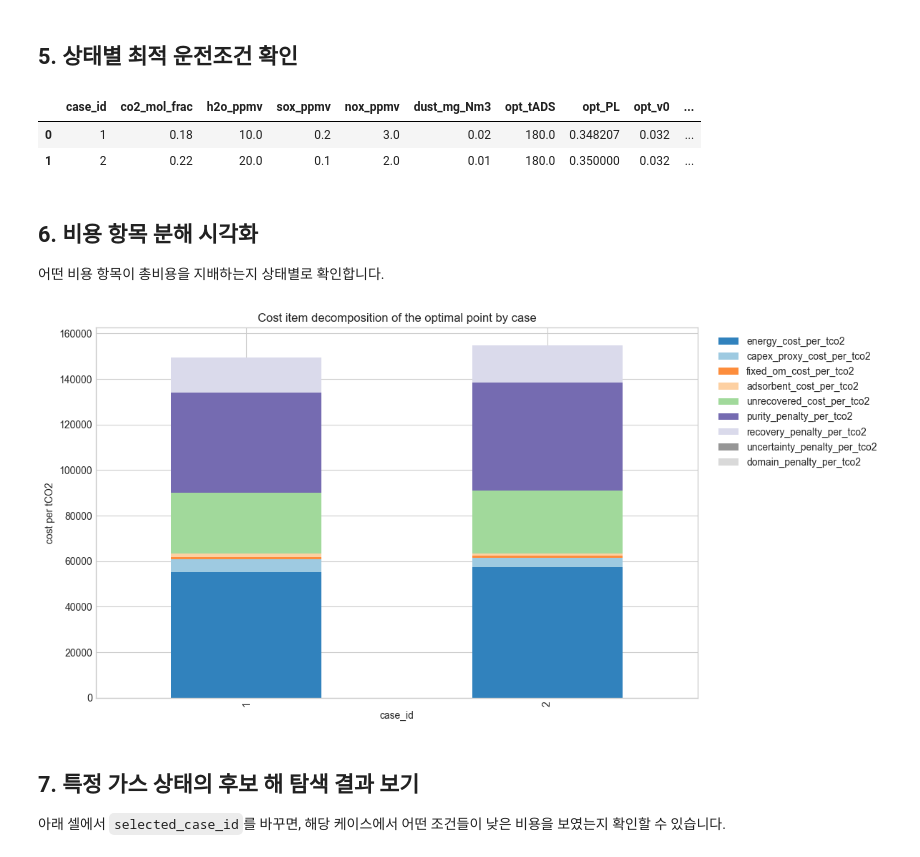
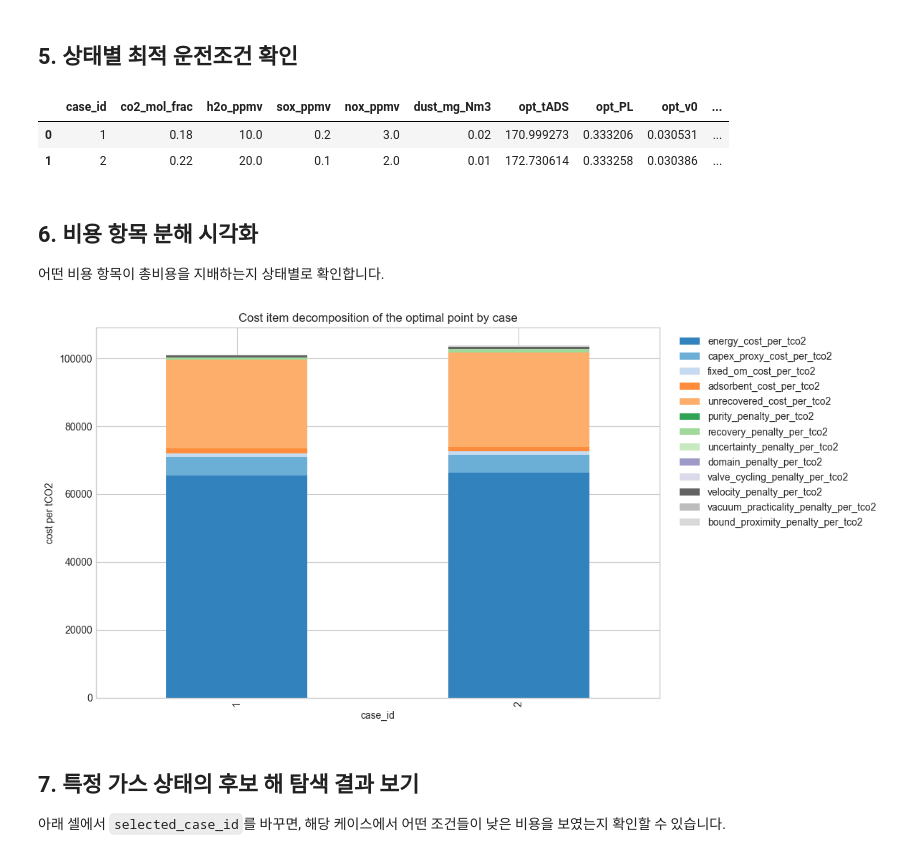
Before and after one commit to junhyun111/psa, a Jupyter notebook: mof/optimization/optimization.ipynb, the cells around one changed output. Drawn from its saved outputs; the diff is of its cells as text; code cells hidden in the pictures.

```diff
--- a/mof/optimization/optimization.ipynb
+++ b/mof/optimization/optimization.ipynb
@@ -90,6 +90,11 @@ process_constants = ProcessConstants(
     operating_hours_per_year=8000.0,
 )
 
+recommended_purity_target = min(0.90, float(train_df['CO2_purity'].quantile(0.90)))
+recommended_recovery_target = min(0.90, float(train_df['CO2_recovery'].quantile(0.90)))
+print(f'권장 purity target (90th pct): {recommended_purity_target:.3f}')
+print(f'권장 recovery target (90th pct): {recommended_recovery_target:.3f}')
+
 cost_config = CostConfig(
     electricity_cost_per_kwh=110.0,
     carbon_price_per_tco2=50000.0,
@@ -97,11 +102,11 @@ cost_config = CostConfig(
     annualized_capex_per_m3_bed=200000.0,
     annual_fixed_om_per_m3_bed=40000.0,
     annual_adsorbent_budget_per_m3_bed=80000.0,
-    purity_target=0.90,
-    recovery_target=0.90,
-    purity_penalty_weight=200000.0,
-    recovery_penalty_weight=250000.0,
-    uncertainty_penalty_weight=50000.0,
+    purity_target=recommended_purity_target,
+    recovery_target=recommended_recovery_target,
+    purity_penalty_weight=120000.0,
+    recovery_penalty_weight=150000.0,
+    uncertainty_penalty_weight=0.0,
 )
 
 optimizer = PSAEconomicsOptimizer(
@@ -265,8 +272,8 @@ display_cols = [
 summary_df[display_cols].sort_values('total_cost_per_tco2')
 # %% [output]
 |  | case_id | co2_mol_frac | h2o_ppmv | sox_ppmv | nox_ppmv | dust_mg_Nm3 | opt_tADS | opt_PL | opt_v0 | ... |
-| 0 | 1 | 0.18 | 10.0 | 0.2 | 3.0 | 0.02 | 180.0 | 0.348207 | 0.032 | ... |
-| 1 | 2 | 0.22 | 20.0 | 0.1 | 2.0 | 0.01 | 180.0 | 0.350000 | 0.032 | ... |
+| 0 | 1 | 0.18 | 10.0 | 0.2 | 3.0 | 0.02 | 170.999273 | 0.333206 | 0.030531 | ... |
+| 1 | 2 | 0.22 | 20.0 | 0.1 | 2.0 | 0.01 | 172.730614 | 0.333258 | 0.030386 | ... |
 # %% [markdown]
 ## 6. 비용 항목 분해 시각화
 
@@ -280,34 +287,38 @@ cost_cols = [
     'fixed_om_cost_per_tco2',
     'adsorbent_cost_per_tco2',
     'unrecovered_cost_per_tco2',
     'purity_penalty_per_tco2',
     'recovery_penalty_per_tco2',
     'uncertainty_penalty_per_tco2',
     'domain_penalty_per_tco2',
+    'valve_cycling_penalty_per_tco2',
+    'velocity_penalty_per_tco2',
+    'vacuum_practicality_penalty_per_tco2',
+    'bound_proximity_penalty_per_tco2',
 ]
 
 available_cost_cols = [col for col in cost_cols if col in summary_df.columns]
 missing_cost_cols = [col for col in cost_cols if col not in summary_df.columns]
 if missing_cost_cols:
     print(f'요약 테이블에 없는 비용 컬럼은 제외합니다: {missing_cost_cols}')
 
 plot_df = summary_df[['case_id'] + available_cost_cols].copy()
 plot_df = plot_df.set_index('case_id')
 
 ax = plot_df.plot(
     kind='bar',
     stacked=True,
     figsize=(12, 6),
     colormap='tab20c',
 )
 ax.set_title('Cost item decomposition of the optimal point by case')
 ax.set_xlabel('case_id')
 ax.set_ylabel('cost per tCO2')
 plt.legend(loc='upper left', bbox_to_anchor=(1.02, 1.0))
 plt.tight_layout()
 plt.show()
 # %% [output]
-[figure, old version]
+[figure, new version]
 # %% [markdown]
 ## 7. 특정 가스 상태의 후보 해 탐색 결과 보기
 
```
Also changed, not shown: parts of 2 cells of this notebook, 7 other files.
